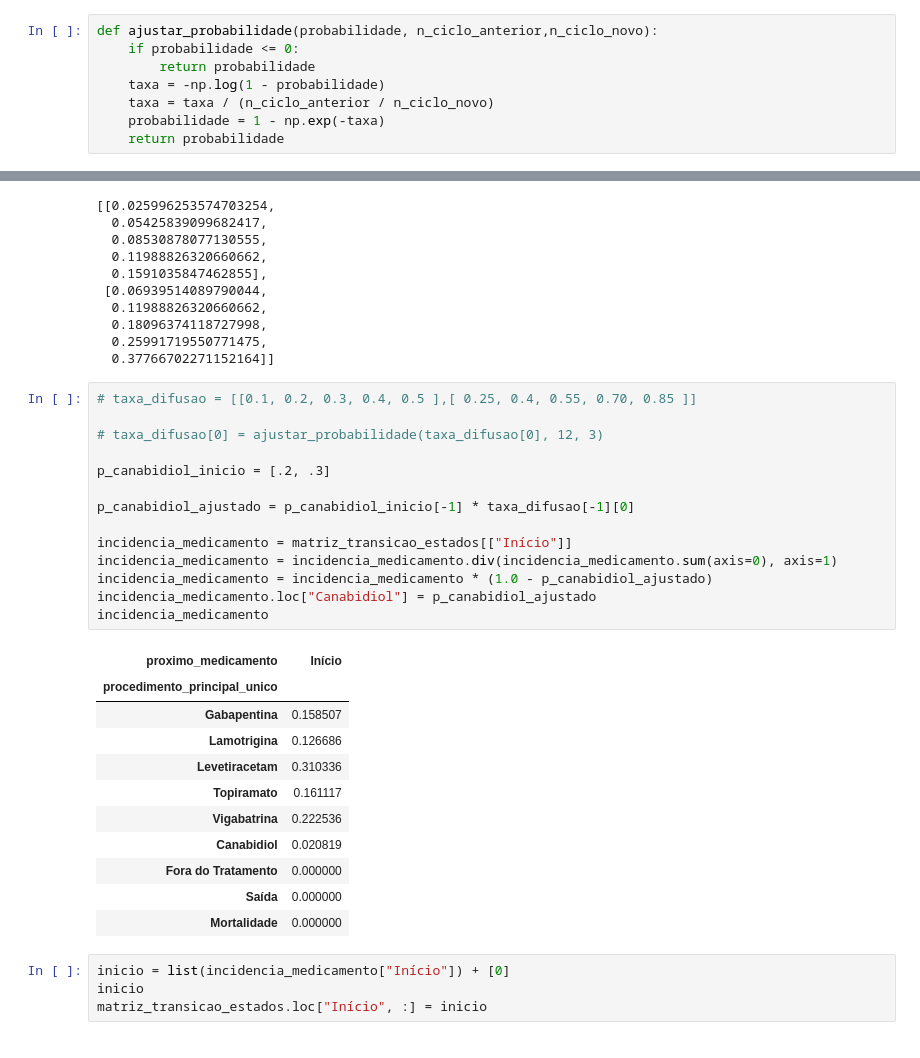
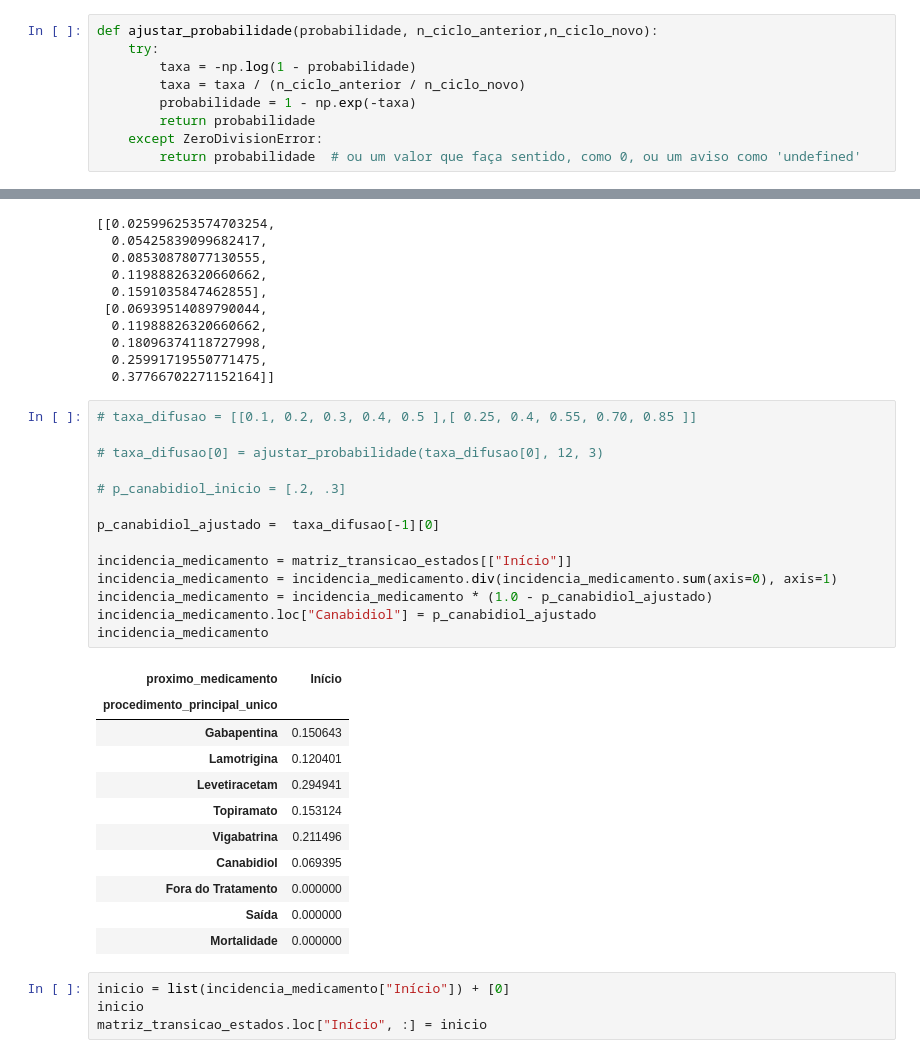
Before and after one commit to TiamatCod3/tcc-canabidiol, a Jupyter notebook: Notebooks/Normalizacoes e Modelos.ipynb, the cells around one changed output, grey strips where cells are left out. Drawn from its saved outputs; the diff is of its cells as text.

```diff
--- a/Notebooks/Normalizacoes e Modelos.ipynb
+++ b/Notebooks/Normalizacoes e Modelos.ipynb
@@ -978,12 +978,13 @@ matriz_transicao_estados
 | Mortalidade | 0.000000 | 0.000000 | 0.000000 | 0.000000 | 0.000000 | 0.0 | ... |
 # %%
 def ajustar_probabilidade(probabilidade, n_ciclo_anterior,n_ciclo_novo):
-    if probabilidade <= 0:
+    try:
+        taxa = -np.log(1 - probabilidade)
+        taxa = taxa / (n_ciclo_anterior / n_ciclo_novo)
+        probabilidade = 1 - np.exp(-taxa)
         return probabilidade
-    taxa = -np.log(1 - probabilidade)
-    taxa = taxa / (n_ciclo_anterior / n_ciclo_novo)
-    probabilidade = 1 - np.exp(-taxa)
-    return probabilidade
+    except ZeroDivisionError:
+        return probabilidade  # ou um valor que faça sentido, como 0, ou um aviso como 'undefined'
 # %%
 taxa_difusao = [[0.1, 0.2, 0.3, 0.4, 0.5 ],[ 0.25, 0.4, 0.55, 0.70, 0.85 ]]
 
@@ -1006,26 +1007,26 @@ taxa_difusao
 # %%
 # taxa_difusao = [[0.1, 0.2, 0.3, 0.4, 0.5 ],[ 0.25, 0.4, 0.55, 0.70, 0.85 ]]
 
 # taxa_difusao[0] = ajustar_probabilidade(taxa_difusao[0], 12, 3)
 
-p_canabidiol_inicio = [.2, .3]
+# p_canabidiol_inicio = [.2, .3]
 
-p_canabidiol_ajustado = p_canabidiol_inicio[-1] * taxa_difusao[-1][0]
+p_canabidiol_ajustado =  taxa_difusao[-1][0]
 
 incidencia_medicamento = matriz_transicao_estados[["Início"]]
 incidencia_medicamento = incidencia_medicamento.div(incidencia_medicamento.sum(axis=0), axis=1)
 incidencia_medicamento = incidencia_medicamento * (1.0 - p_canabidiol_ajustado)
 incidencia_medicamento.loc["Canabidiol"] = p_canabidiol_ajustado
 incidencia_medicamento
 # %% [output]
 | proximo_medicamento | Início |
 | procedimento_principal_unico |  |
-| Gabapentina | 0.158507 |
-| Lamotrigina | 0.126686 |
-| Levetiracetam | 0.310336 |
-| Topiramato | 0.161117 |
-| Vigabatrina | 0.222536 |
-| Canabidiol | 0.020819 |
+| Gabapentina | 0.150643 |
+| Lamotrigina | 0.120401 |
+| Levetiracetam | 0.294941 |
+| Topiramato | 0.153124 |
+| Vigabatrina | 0.211496 |
+| Canabidiol | 0.069395 |
 | Fora do Tratamento | 0.000000 |
 | Saída | 0.000000 |
 | Mortalidade | 0.000000 |
```
Also changed, not shown: parts of 21 cells of this notebook.
